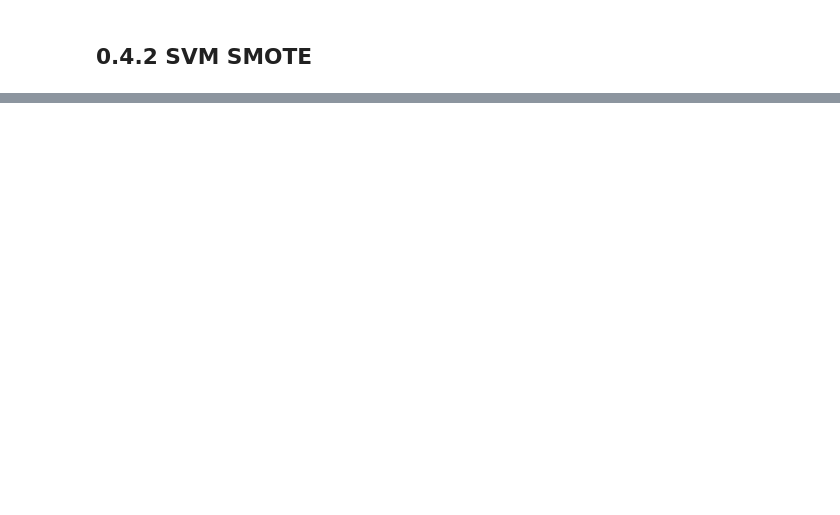
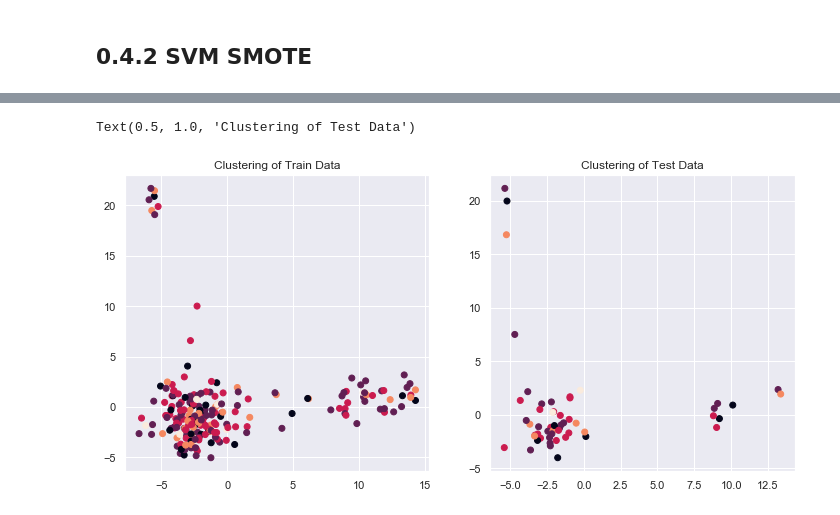
Before and after one commit to duythongvt1/URA-Projects, a Jupyter notebook: CornData/Corn2.ipynb, the cells around one changed output, grey strips where cells are left out. Cells and saved outputs as stored; diff of their text form; code cells hidden in the pictures; blank space fills up the shorter version.

```diff
--- a/CornData/Corn2.ipynb
+++ b/CornData/Corn2.ipynb
@@ -920,0 +876,14 @@ X_res
+# %%
+from sklearn.datasets import make_blobs
+
+test = Test(X,y)
+
+test.settings.set_default()
+test.settings.set_stratify(True)
+
+X_train, X_test, y_train, y_test = test.split()
+# %%
+y_train_stf = np.array(y_train,dtype="int").ravel()
+y_test_stf = np.array(y_test,dtype="int").ravel()
+y_train_stf
+y_test_stf
@@ -920,0 +894,5 @@ X_res
+# %%
+from sklearn.decomposition import PCA
+pca = PCA(n_components=2)
+X_train_pca = pca.fit_transform(X_train)
+X_test_pca = pca.transform(X_test)
@@ -920,0 +918,14 @@ X_res
+# %%
+ax = plt.figure(figsize=(12, 12))
+sns.set(style="darkgrid")
+# Incorrect number of clusters
+plt.subplot(221)
+plt.scatter(X_train_pca[:,0], X_train_pca[:,1],c=y_train_stf)
+plt.title("Clustering of Train Data")
+
+plt.subplot(222)
+plt.scatter(X_test_pca[:,0], X_test_pca[:,1],c=y_test_stf)
+plt.title("Clustering of Test Data")
+# %% [output]
+Text(0.5, 1.0, 'Clustering of Test Data')
+[figure, added]
```
Also changed, not shown: parts of 33 cells of this notebook, 1 other file.
